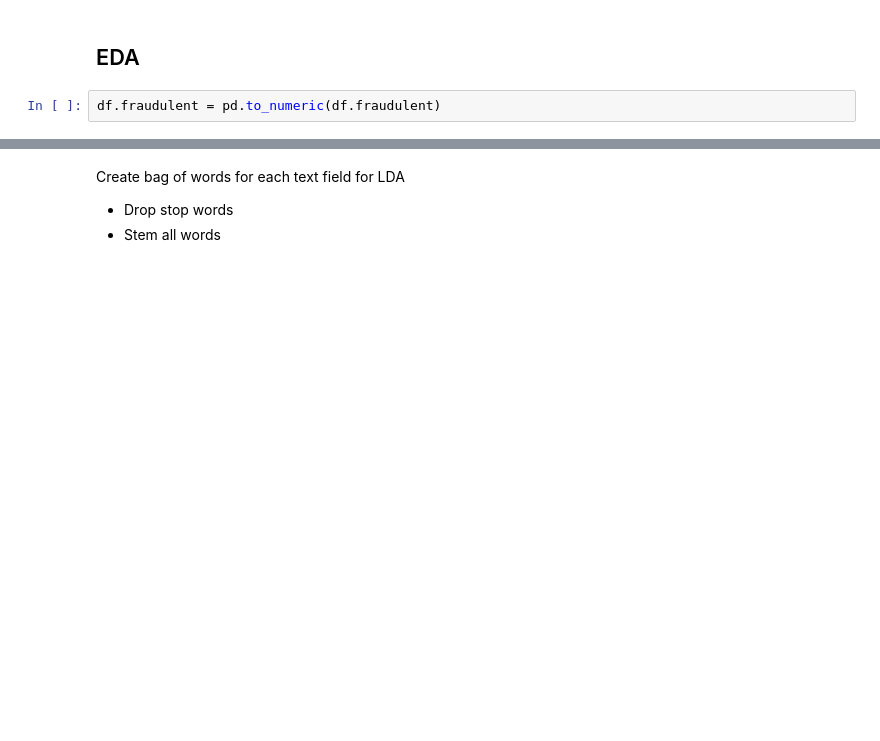
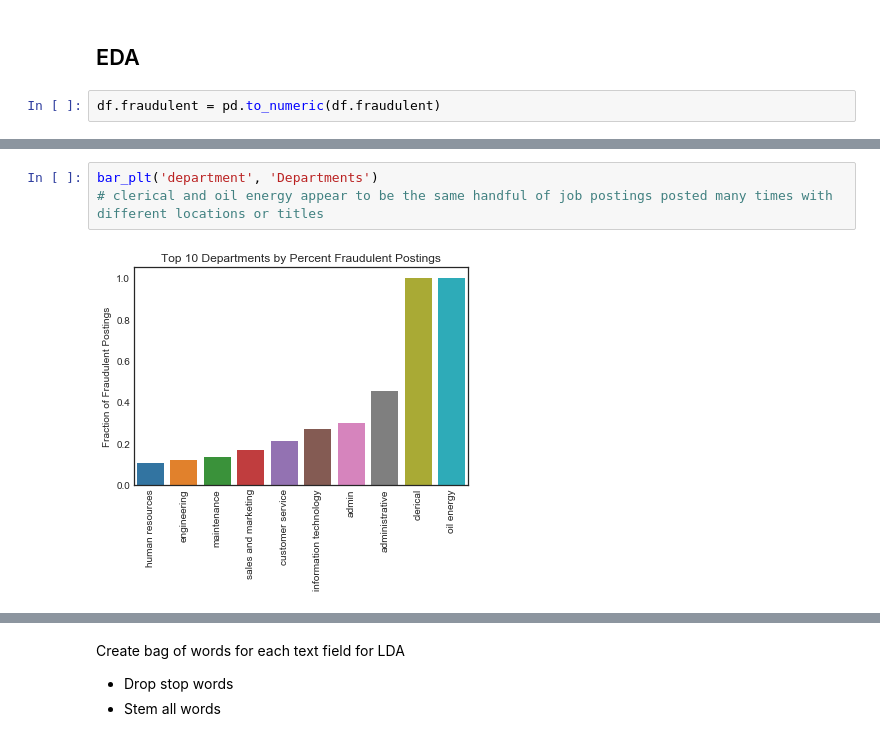
Before and after one commit to anuragkumar/fake-job-posting-prediction, a Jupyter notebook: fake_job_postings.ipynb, the cells around one changed output, grey strips where cells are left out. Saved outputs shown, nothing was run; the diff lists cells and outputs as text; blank space fills up the shorter version.

```diff
--- a/fake_job_postings.ipynb
+++ b/fake_job_postings.ipynb
@@ -54,0 +110,5 @@ df.groupby('industry').fraudulent.sum()
+# %%
+bar_plt('department', 'Departments')
+# clerical and oil energy appear to be the same handful of job postings posted many times with different locations or titles
+# %% [output]
+[figure, added]
```
Also changed, not shown: parts of 19 cells of this notebook.
